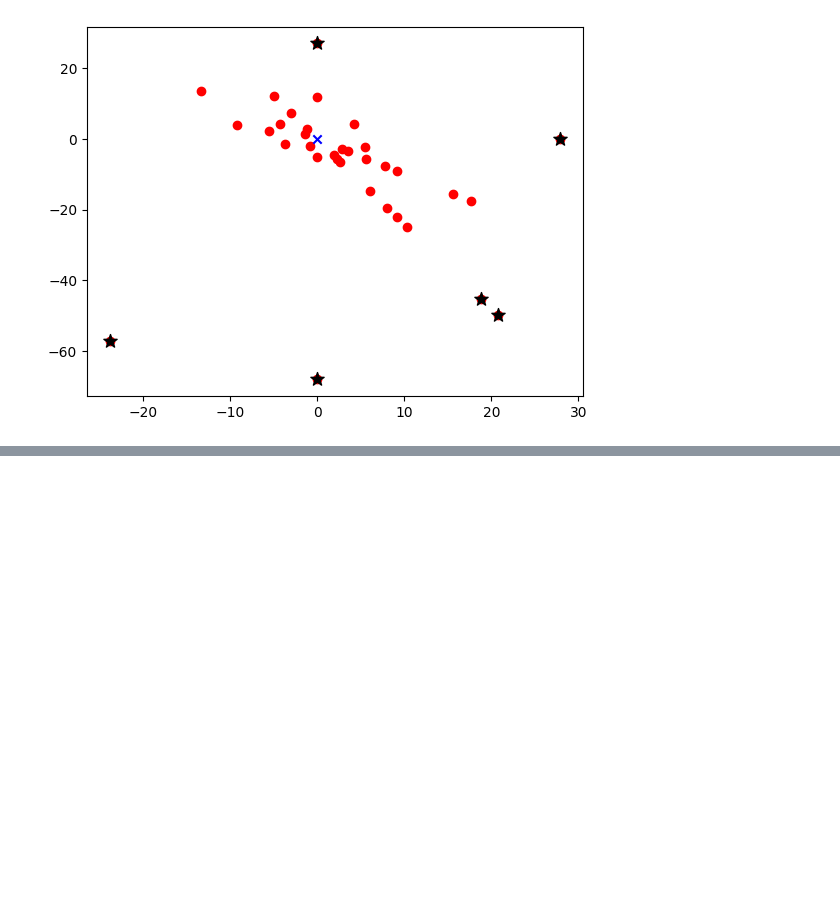
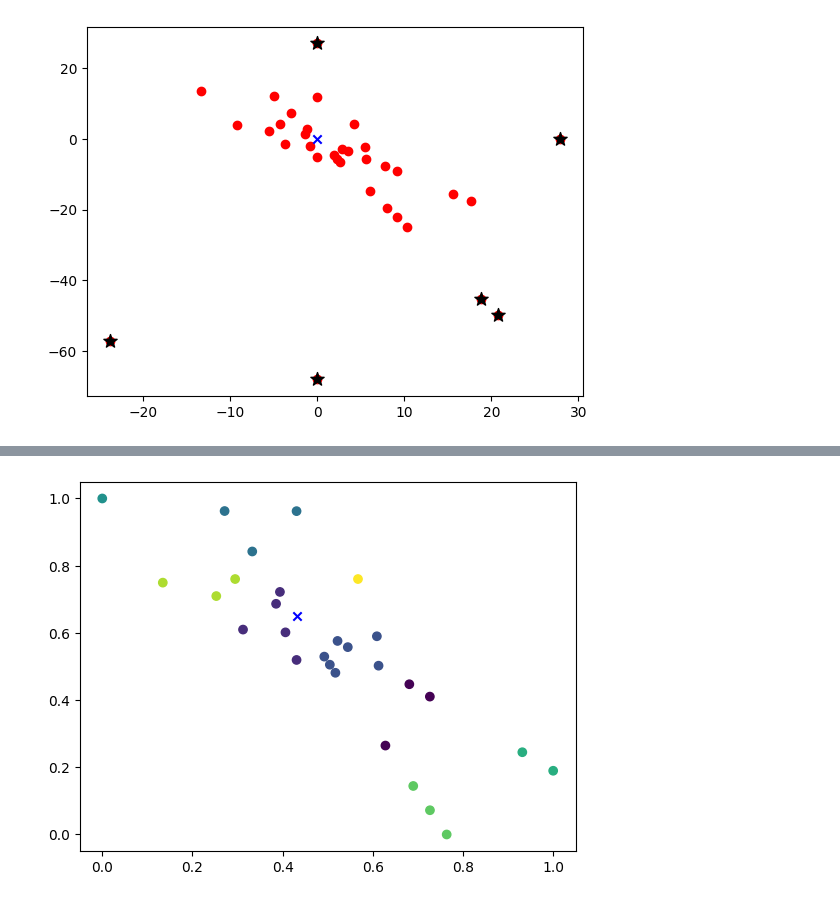
Before and after one commit to Subhasis-Biswas/ML4CPS_Project2, a Jupyter notebook: 3_geoclustering.ipynb, the cells around one changed output, grey strips where cells are left out. Cells and saved outputs as stored; diff of their text form; code cells hidden in the pictures; blank space fills up the shorter version.

```diff
--- a/3_geoclustering.ipynb
+++ b/3_geoclustering.ipynb
@@ -263,0 +299,12 @@ Threshold distance: 17.2782130244307
+# %%
+# try hierarchical clustering on the filtered locational data
+from sklearn.cluster import AgglomerativeClustering
+agg = AgglomerativeClustering(n_clusters=9)
+agg.fit(locs_scaled_filtered)
+
+# plot the clusters
+plt.scatter(locs_scaled_filtered[:,0],locs_scaled_filtered[:,1],c=agg.labels_)
+plt.scatter(origin_scaled[:,0],origin_scaled[:,1],color='blue', marker='x')
+plt.show()
+# %% [output]
+[figure, added]
```
Also changed, not shown: parts of 21 cells of this notebook.
